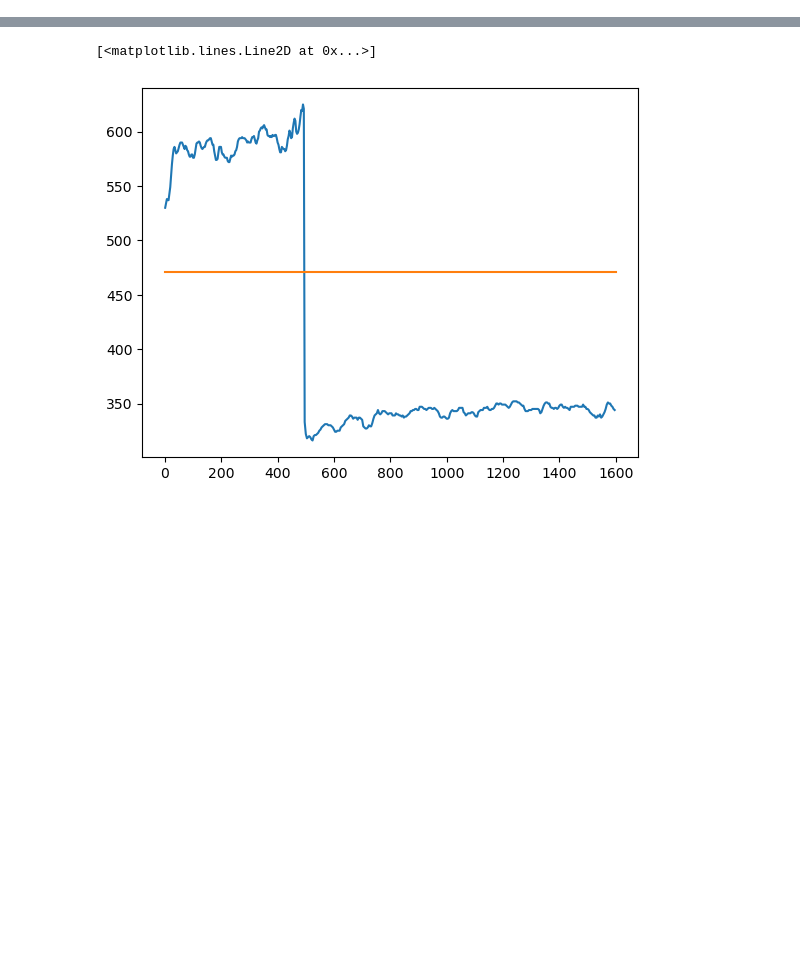
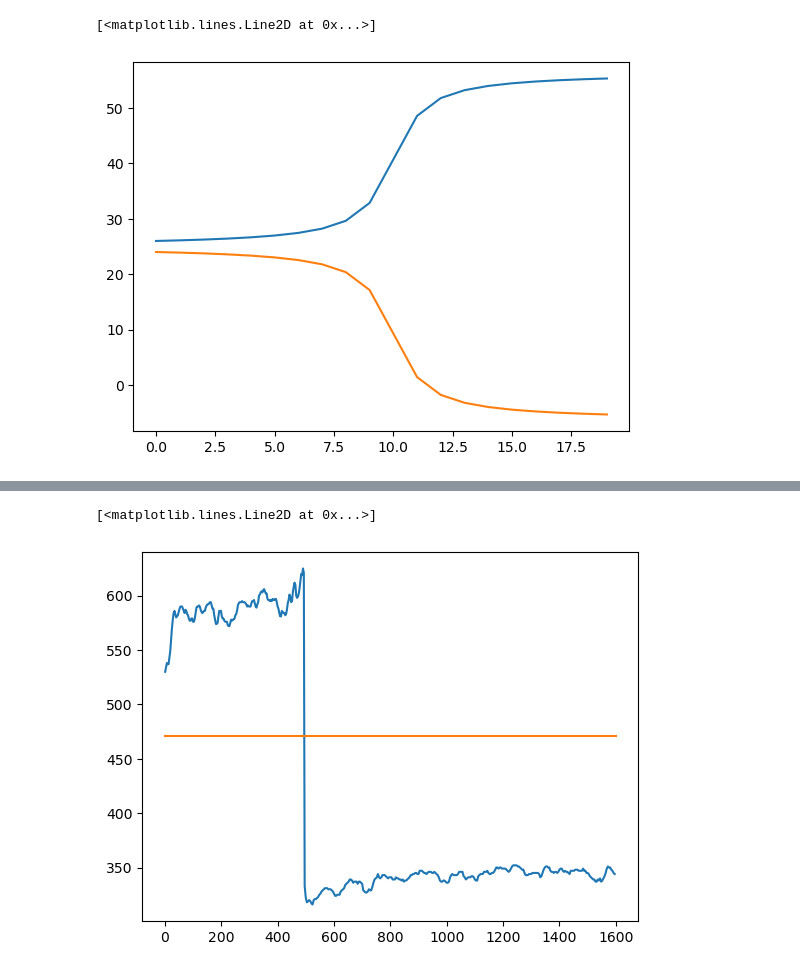
Before and after one commit to jboulanger/dna-movement-sufolobus, a Jupyter notebook: Test.ipynb, the cells around one changed output, grey strips where cells are left out. Saved outputs shown, nothing was run; the diff lists cells and outputs as text; code cells hidden in the pictures; blank space fills up the shorter version.

```diff
--- a/Test.ipynb
+++ b/Test.ipynb
@@ -1,6 +1,20 @@
 # %%
 %load_ext autoreload
 %autoreload 2
+# %%
+import numpy as np
+import matplotlib.pyplot as plt
+shape = [20, 2, 50, 50]
+img = np.zeros(shape)
+p1 = [shape[2]/2, shape[3]/2+10*(np.pi/2+np.arctan(t-shape[0]/2))]
+p2 = [shape[2]/2, shape[3]/2-10*(np.pi/2+np.arctan(t-shape[0]/2))]
+plt.plot(p1[1])
+plt.plot(p2[1])
+
+img[p1]
+# %% [output]
+[<matplotlib.lines.Line2D at 0x...>]
+[figure, added]
 # %%
 from pathlib import Path
 import tifffile
```
Also changed, not shown: parts of 1 cell of this notebook, 2 other files.
